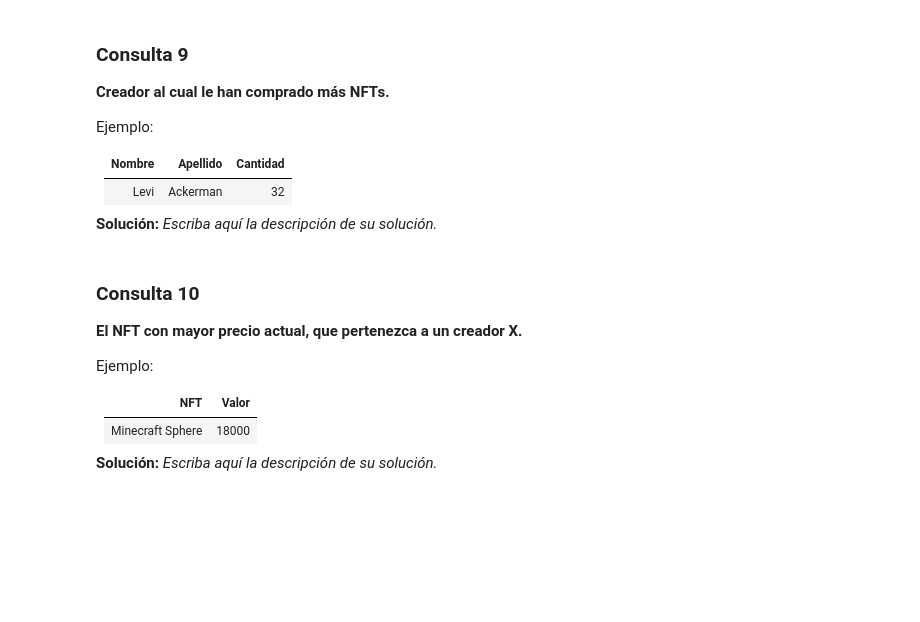
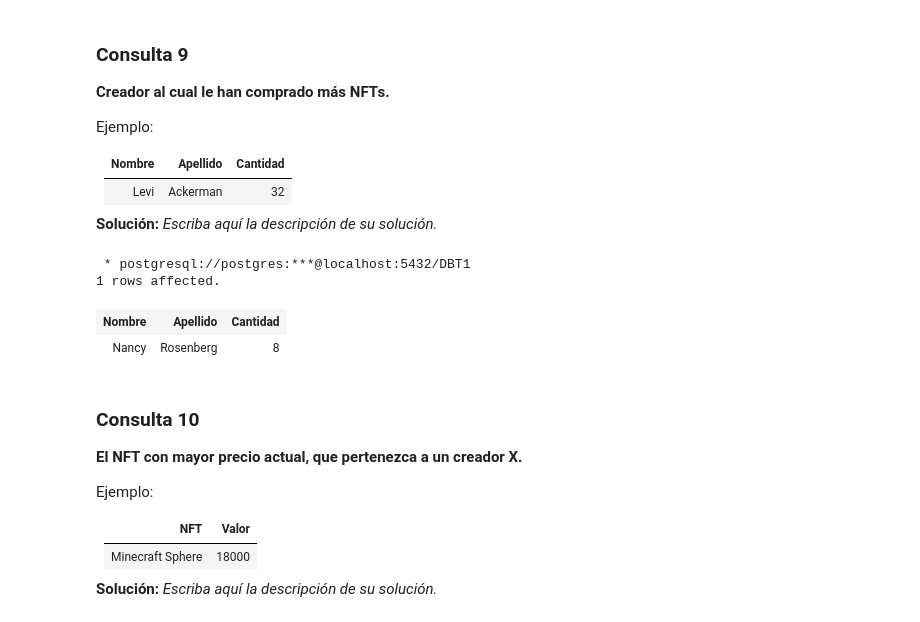
Before and after one commit to AceitonBastian/Base-De-Datos-INF239, a Jupyter notebook: Tarea-1-Grupo24/Tarea-1-Grupo24.ipynb, the cells around one changed output. Saved outputs shown, nothing was run; the diff lists cells and outputs as text; code cells hidden in the pictures; blank space fills up the shorter version.

```diff
--- a/Tarea-1-Grupo24/Tarea-1-Grupo24.ipynb
+++ b/Tarea-1-Grupo24/Tarea-1-Grupo24.ipynb
@@ -617,3 +609,30 @@ WHERE
+# %%
+%%sql
+SELECT
+    Creadores.nombre AS "Nombre", Creadores.apellido AS "Apellido", tem.Numero AS "Cantidad"
+FROM (
+    SELECT
+        Creadores.ID_creador AS Creador, COUNT(Usuario_tiene_NFT.id_usuario) AS Numero
+    FROM
+        (Usuario_tiene_NFT INNER JOIN NFT
+    ON
+        Usuario_tiene_NFT.id_nft = NFT.ID_nft)
+    INNER JOIN Creadores
+        ON NFT.ID_creador = Creadores.ID_creador
+    GROUP BY
+        Creadores.ID_creador
+    ORDER BY
+        Numero DESC
+    LIMIT
+        1
+) AS tem INNER JOIN Creadores
+ON
+    tem.Creador = Creadores.ID_creador;
+# %% [output]
+ * postgresql://postgres:***@localhost:5432/DBT1
+1 rows affected.
+| Nombre | Apellido | Cantidad |
+| Nancy | Rosenberg | 8 |
 # %% [markdown]
 ### Consulta 10
 **El NFT con mayor precio actual, que pertenezca a un creador X.**
```
Also changed, not shown: parts of 1 cell of this notebook.
